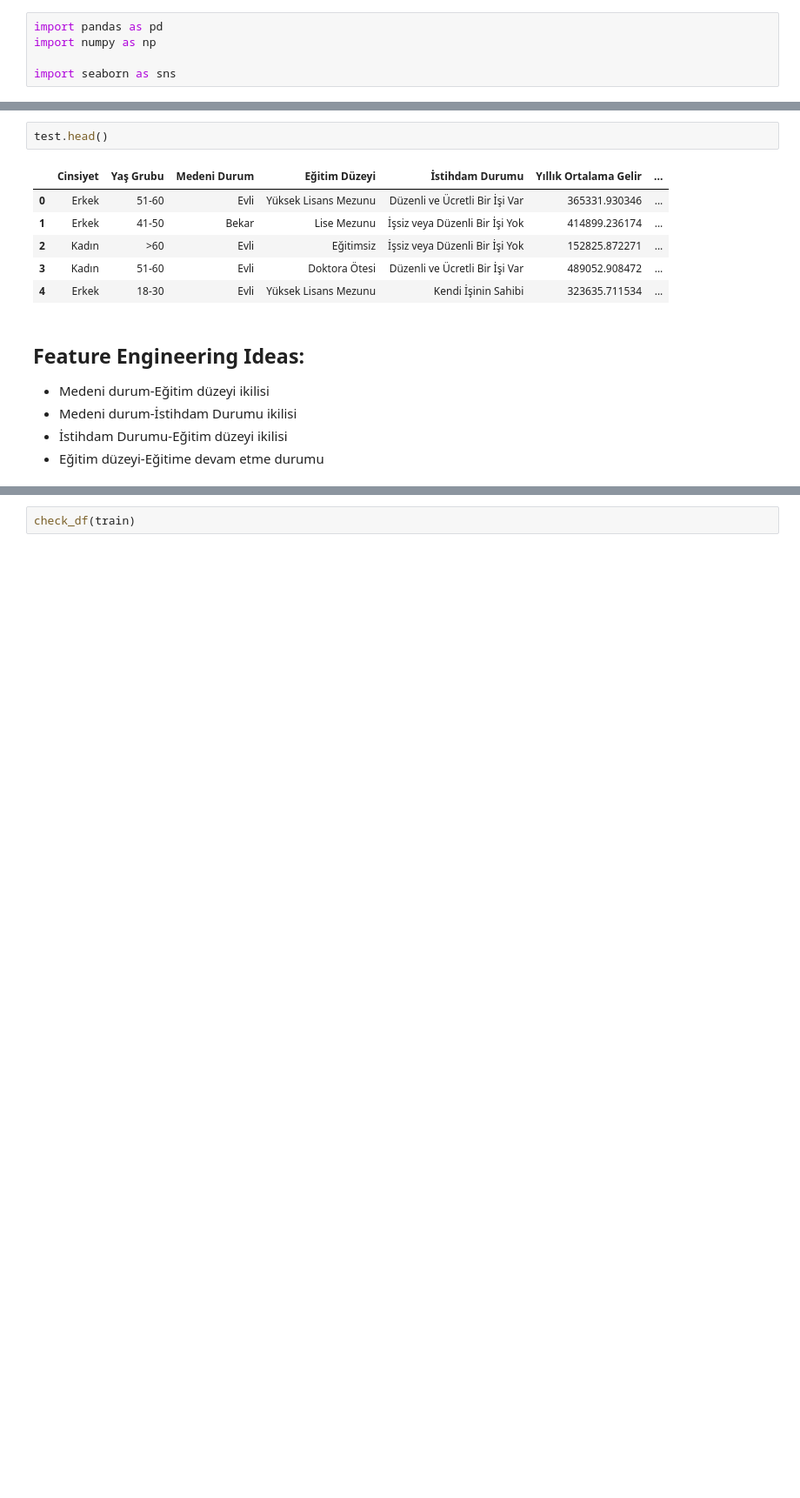
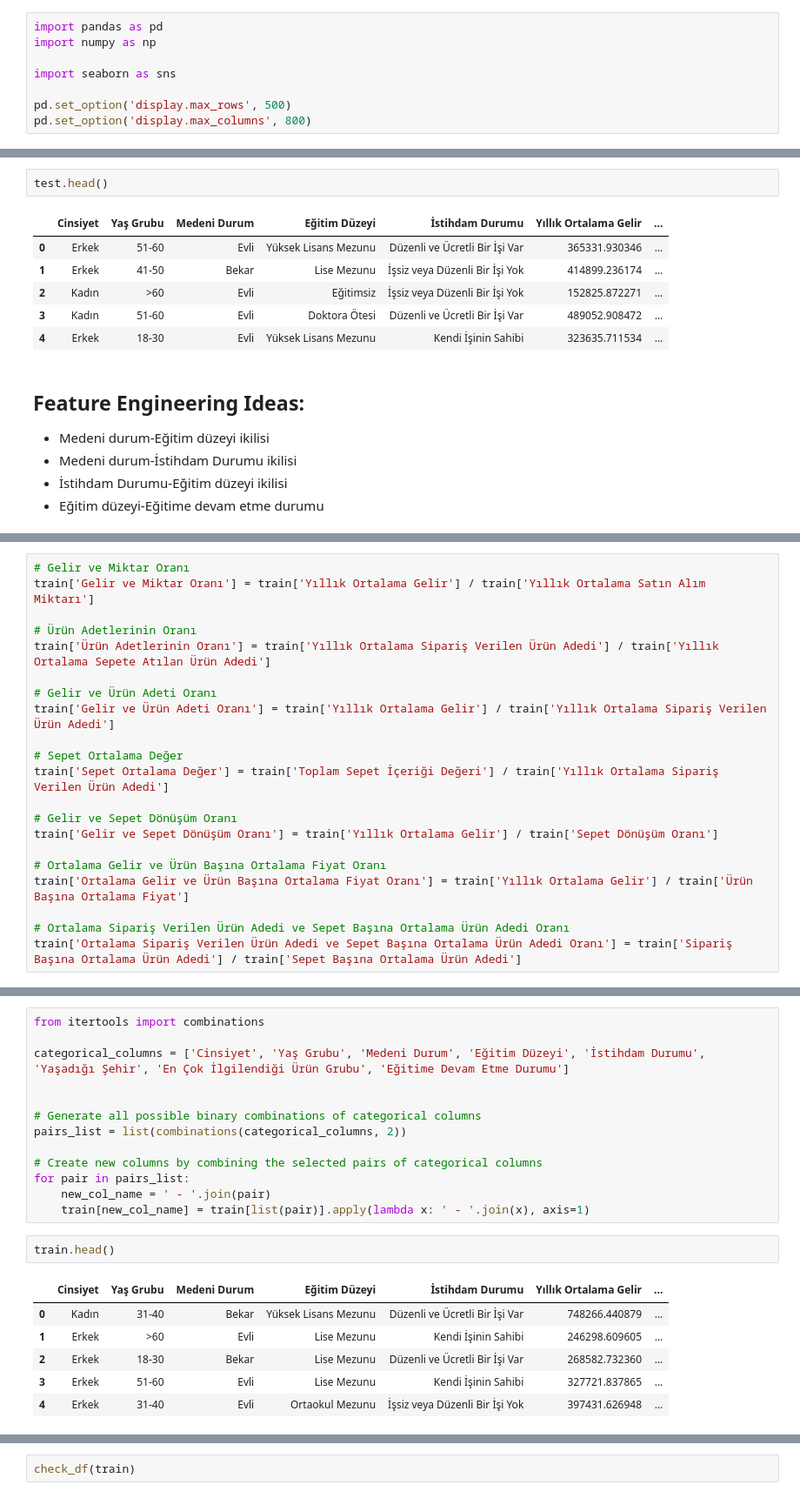
Before and after one commit to furkaneneseren/Datathon-BTK, a Jupyter notebook: analysis.ipynb, the cells around one changed output, grey strips where cells are left out. Shown at 87% size. Drawn from its saved outputs; the diff is of its cells as text; blank space fills up the shorter version.

Commit message:
numeric and categorical fe

```diff
--- a/analysis.ipynb
+++ b/analysis.ipynb
@@ -3,6 +3,9 @@ import pandas as pd
 import numpy as np
 
 import seaborn as sns
+
+pd.set_option('display.max_rows', 500)
+pd.set_option('display.max_columns', 800)
 # %%
 def missing_values_analysis(df):
     na_columns_ = [col for col in df.columns if df[col].isnull().sum() > 0]
@@ -73,0 +93,21 @@ test.head()
+# %%
+# Gelir ve Miktar Oranı
+train['Gelir ve Miktar Oranı'] = train['Yıllık Ortalama Gelir'] / train['Yıllık Ortalama Satın Alım Miktarı']
+
+# Ürün Adetlerinin Oranı
+train['Ürün Adetlerinin Oranı'] = train['Yıllık Ortalama Sipariş Verilen Ürün Adedi'] / train['Yıllık Ortalama Sepete Atılan Ürün Adedi']
+
+# Gelir ve Ürün Adeti Oranı
+train['Gelir ve Ürün Adeti Oranı'] = train['Yıllık Ortalama Gelir'] / train['Yıllık Ortalama Sipariş Verilen Ürün Adedi']
+
+# Sepet Ortalama Değer
+train['Sepet Ortalama Değer'] = train['Toplam Sepet İçeriği Değeri'] / train['Yıllık Ortalama Sipariş Verilen Ürün Adedi']
+
+# Gelir ve Sepet Dönüşüm Oranı
+train['Gelir ve Sepet Dönüşüm Oranı'] = train['Yıllık Ortalama Gelir'] / train['Sepet Dönüşüm Oranı']
+
+# Ortalama Gelir ve Ürün Başına Ortalama Fiyat Oranı
+train['Ortalama Gelir ve Ürün Başına Ortalama Fiyat Oranı'] = train['Yıllık Ortalama Gelir'] / train['Ürün Başına Ortalama Fiyat']
+
+# Ortalama Sipariş Verilen Ürün Adedi ve Sepet Başına Ortalama Ürün Adedi Oranı
+train['Ortalama Sipariş Verilen Ürün Adedi ve Sepet Başına Ortalama Ürün Adedi Oranı'] = train['Sipariş Başına Ortalama Ürün Adedi'] / train['Sepet Başına Ortalama Ürün Adedi']
@@ -73,0 +151,22 @@ test.head()
+# %%
+from itertools import combinations
+
+categorical_columns = ['Cinsiyet', 'Yaş Grubu', 'Medeni Durum', 'Eğitim Düzeyi', 'İstihdam Durumu', 'Yaşadığı Şehir', 'En Çok İlgilendiği Ürün Grubu', 'Eğitime Devam Etme Durumu']
+
+
+# Generate all possible binary combinations of categorical columns
+pairs_list = list(combinations(categorical_columns, 2))
+
+# Create new columns by combining the selected pairs of categorical columns
+for pair in pairs_list:
+    new_col_name = ' - '.join(pair)
+    train[new_col_name] = train[list(pair)].apply(lambda x: ' - '.join(x), axis=1)
+# %%
+train.head()
+# %% [output]
+|  | Cinsiyet | Yaş Grubu | Medeni Durum | Eğitim Düzeyi | İstihdam Durumu | Yıllık Ortalama Gelir | ... |
+| 0 | Kadın | 31-40 | Bekar | Yüksek Lisans Mezunu | Düzenli ve Ücretli Bir İşi Var | 748266.440879 | ... |
+| 1 | Erkek | >60 | Evli | Lise Mezunu | Kendi İşinin Sahibi | 246298.609605 | ... |
+| 2 | Erkek | 18-30 | Bekar | Lise Mezunu | Düzenli ve Ücretli Bir İşi Var | 268582.732360 | ... |
+| 3 | Erkek | 51-60 | Evli | Lise Mezunu | Kendi İşinin Sahibi | 327721.837865 | ... |
+| 4 | Erkek | 31-40 | Evli | Ortaokul Mezunu | İşsiz veya Düzenli Bir İşi Yok | 397431.626948 | ... |
```
Also changed, not shown: parts of 33 cells of this notebook.
